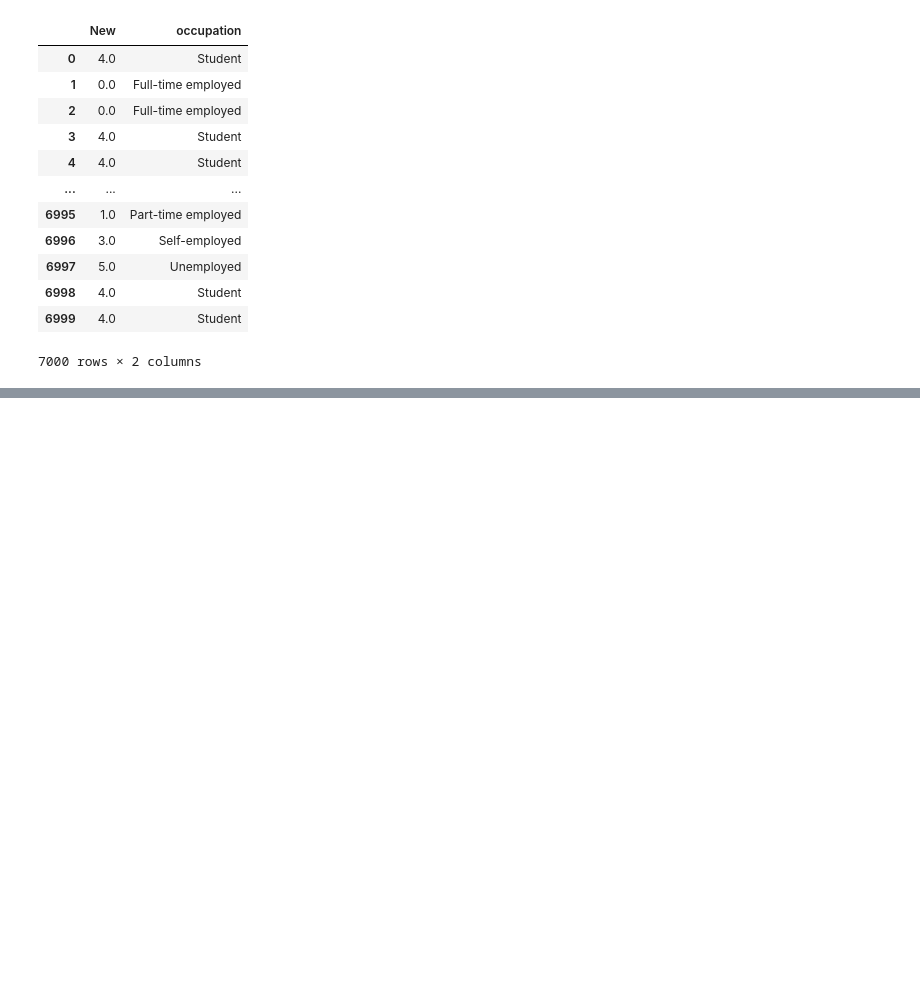
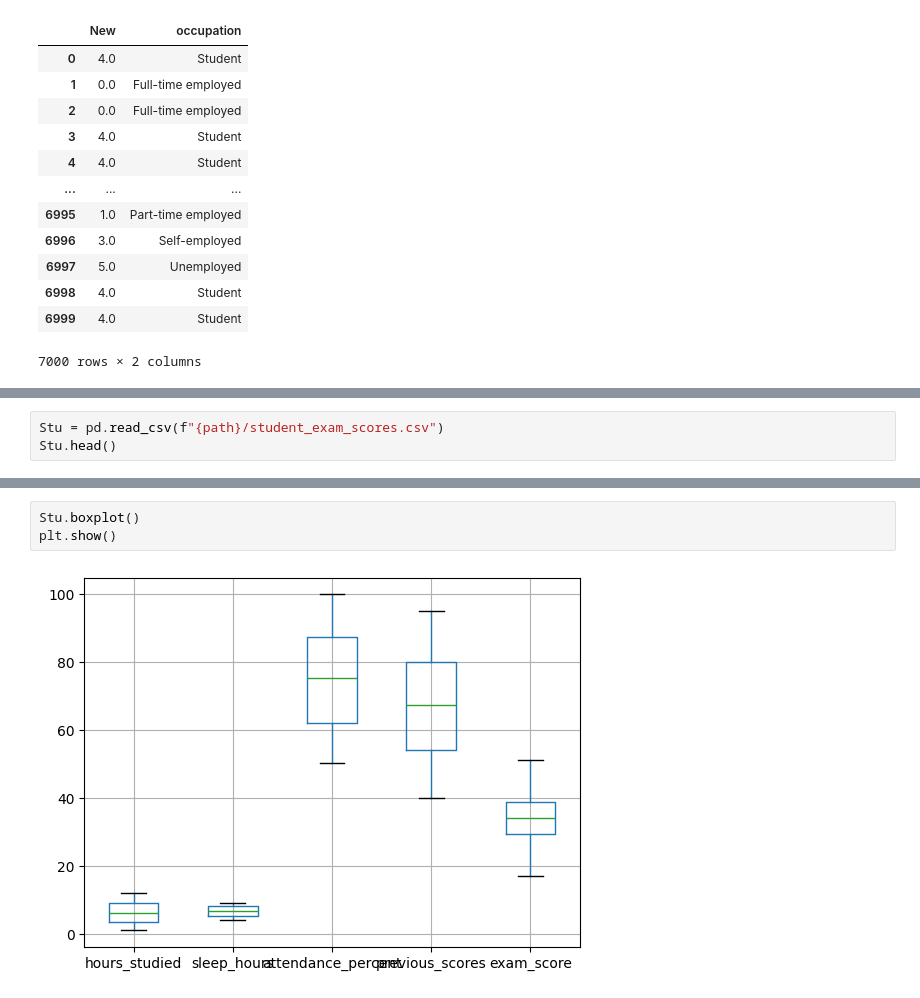
Before and after one commit to Aradhyagodambe/Python-Colab-Files, a Jupyter notebook: ML_Fundamnetals.ipynb, the cells around one changed output, grey strips where cells are left out. Cells and saved outputs as stored; diff of their text form; blank space fills up the shorter version.

```diff
--- a/ML_Fundamnetals.ipynb
+++ b/ML_Fundamnetals.ipynb
@@ -132,0 +163,3 @@ SM[['New','occupation']]
+# %%
+Stu = pd.read_csv(f"{path}/student_exam_scores.csv")
+Stu.head()
@@ -132,0 +238,5 @@ SM[['New','occupation']]
+# %%
+Stu.boxplot()
+plt.show()
+# %% [output]
+[figure, added]
```
Also changed, not shown: parts of 16 cells of this notebook.
